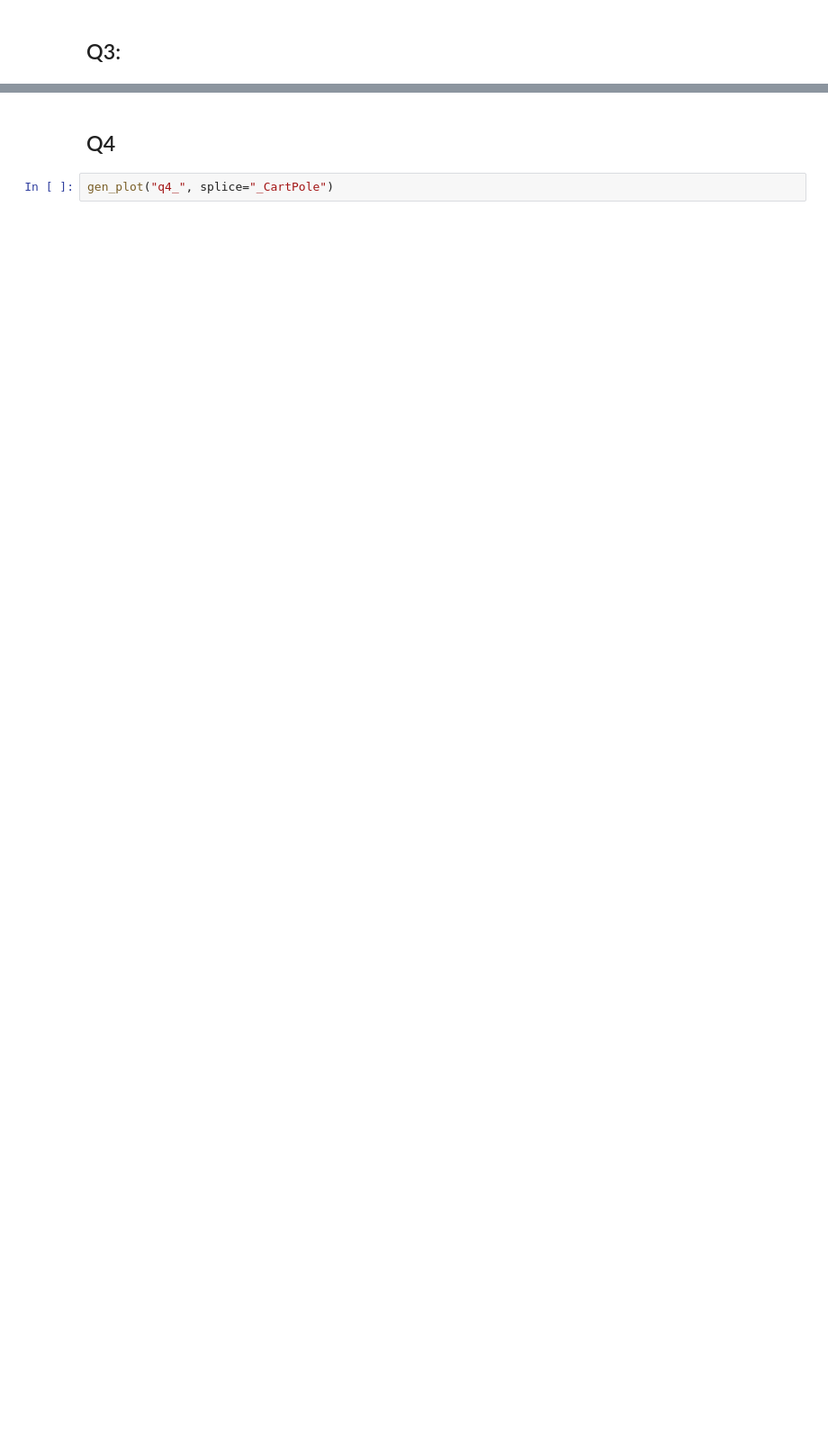
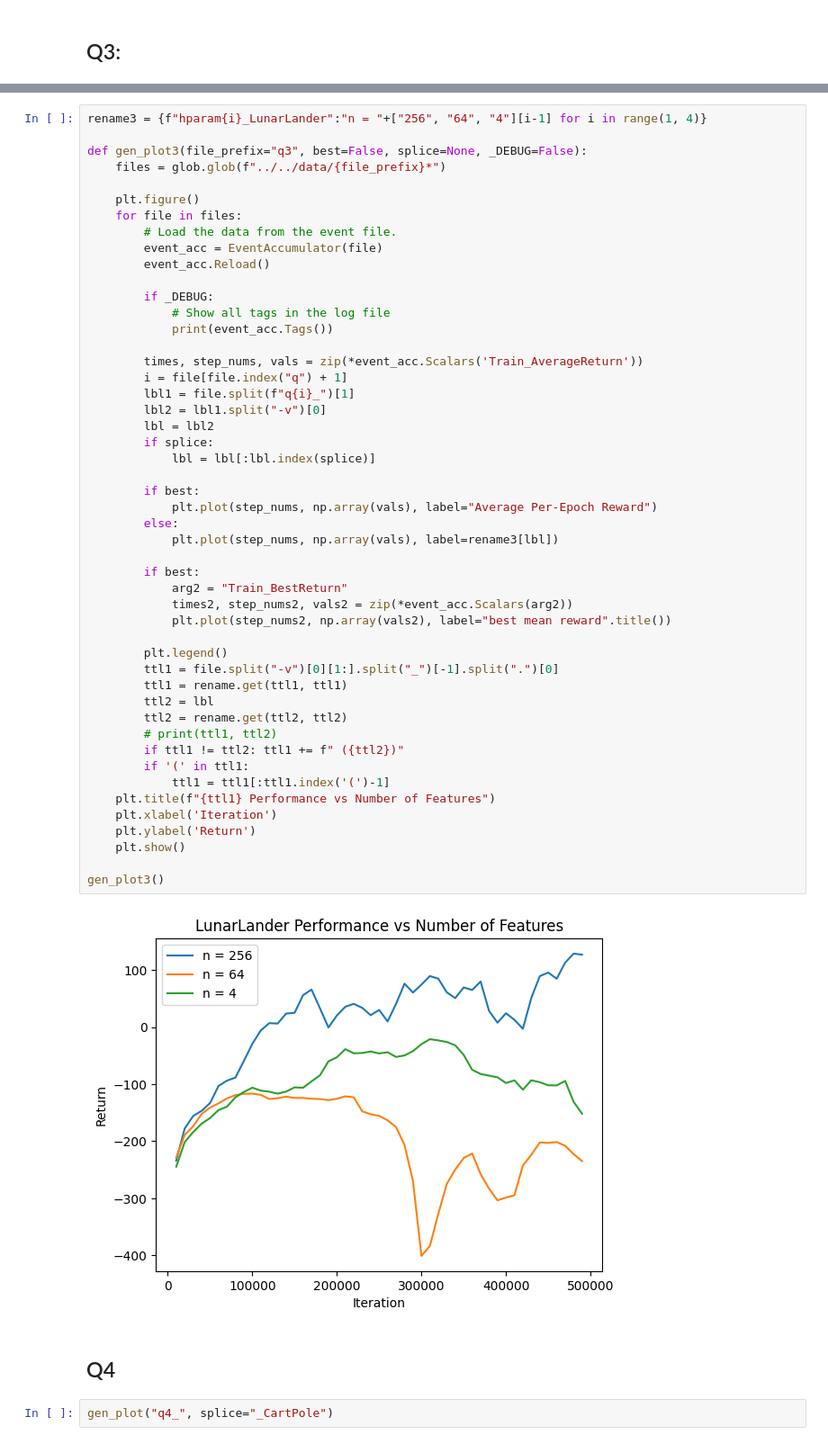
Before and after one commit to rsha256/CS285_HW, a Jupyter notebook: hw3/submit/cs285/scripts/data_viz.ipynb, the cells around one changed output, grey strips where cells are left out. Shown: that part at 90% size. Saved outputs shown, nothing was run; the diff lists cells and outputs as text; blank space fills up the shorter version.

```diff
--- a/hw3/submit/cs285/scripts/data_viz.ipynb
+++ b/hw3/submit/cs285/scripts/data_viz.ipynb
@@ -156,3 +144,54 @@ python cs285/scripts/run_hw2.py --env_name InvertedPendulum-v4 \
+# %%
+rename3 = {f"hparam{i}_LunarLander":"n = "+["256", "64", "4"][i-1] for i in range(1, 4)}
+
+def gen_plot3(file_prefix="q3", best=False, splice=None, _DEBUG=False):
+    files = glob.glob(f"../../data/{file_prefix}*")
+
+    plt.figure()
+    for file in files:
+        # Load the data from the event file.
+        event_acc = EventAccumulator(file)
+        event_acc.Reload()
+
+        if _DEBUG:
+            # Show all tags in the log file
+            print(event_acc.Tags())
+
+        times, step_nums, vals = zip(*event_acc.Scalars('Train_AverageReturn'))
+        i = file[file.index("q") + 1]
+        lbl1 = file.split(f"q{i}_")[1]
+        lbl2 = lbl1.split("-v")[0]
+        lbl = lbl2
+        if splice:
+            lbl = lbl[:lbl.index(splice)]
+
+        if best:
+            plt.plot(step_nums, np.array(vals), label="Average Per-Epoch Reward")
+        else:
+            plt.plot(step_nums, np.array(vals), label=rename3[lbl])
+
+        if best:
+            arg2 = "Train_BestReturn"
+            times2, step_nums2, vals2 = zip(*event_acc.Scalars(arg2))
+            plt.plot(step_nums2, np.array(vals2), label="best mean reward".title())
+
+        plt.legend()
+        ttl1 = file.split("-v")[0][1:].split("_")[-1].split(".")[0]
+        ttl1 = rename.get(ttl1, ttl1)
+        ttl2 = lbl
+        ttl2 = rename.get(ttl2, ttl2)
+        # print(ttl1, ttl2)
+        if ttl1 != ttl2: ttl1 += f" ({ttl2})"
+        if '(' in ttl1:
+            ttl1 = ttl1[:ttl1.index('(')-1]
+    plt.title(f"{ttl1} Performance vs Number of Features")
+    plt.xlabel('Iteration')
+    plt.ylabel('Return')
+    plt.show()
+
+gen_plot3()
+# %% [output]
+[figure, added]
 # %% [markdown]
 ## Q4
 # %%
```
Also changed, not shown: parts of 12 cells of this notebook, 14 other files.
